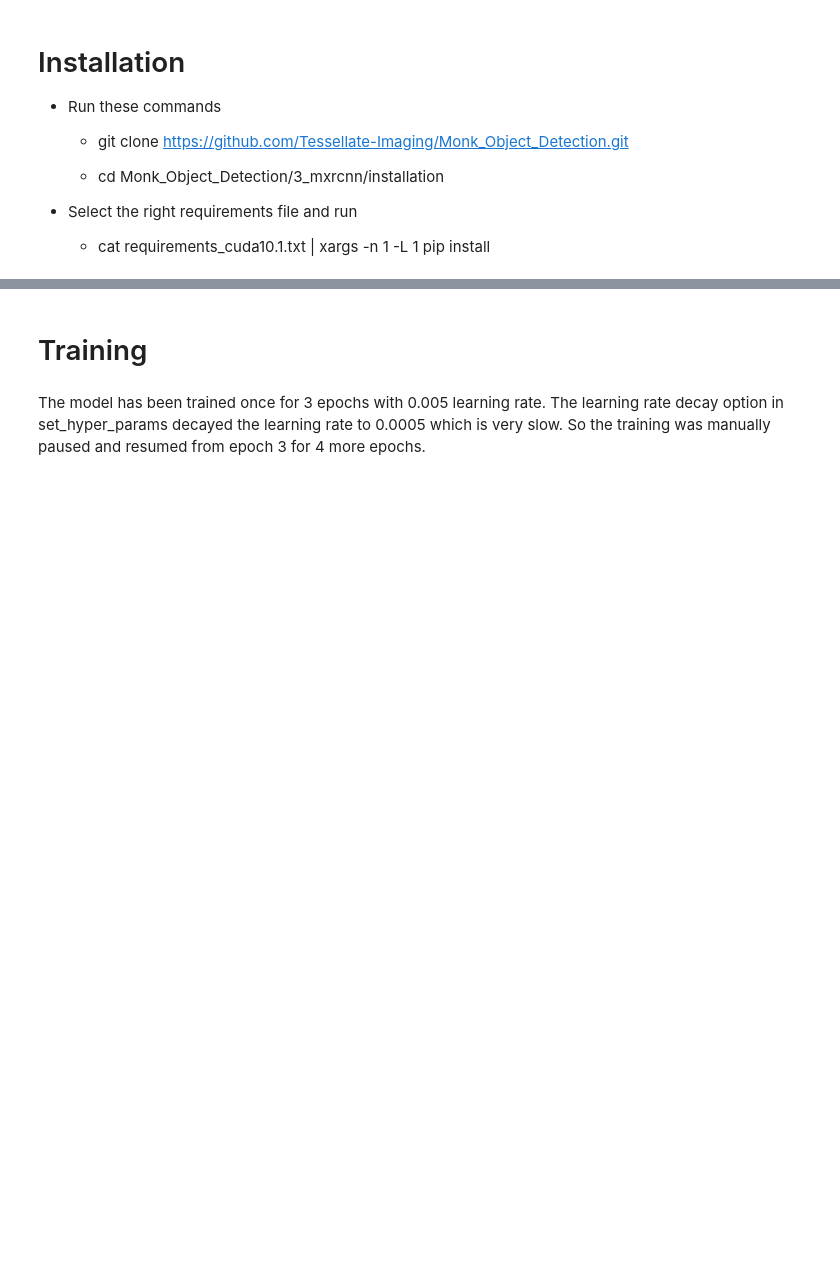
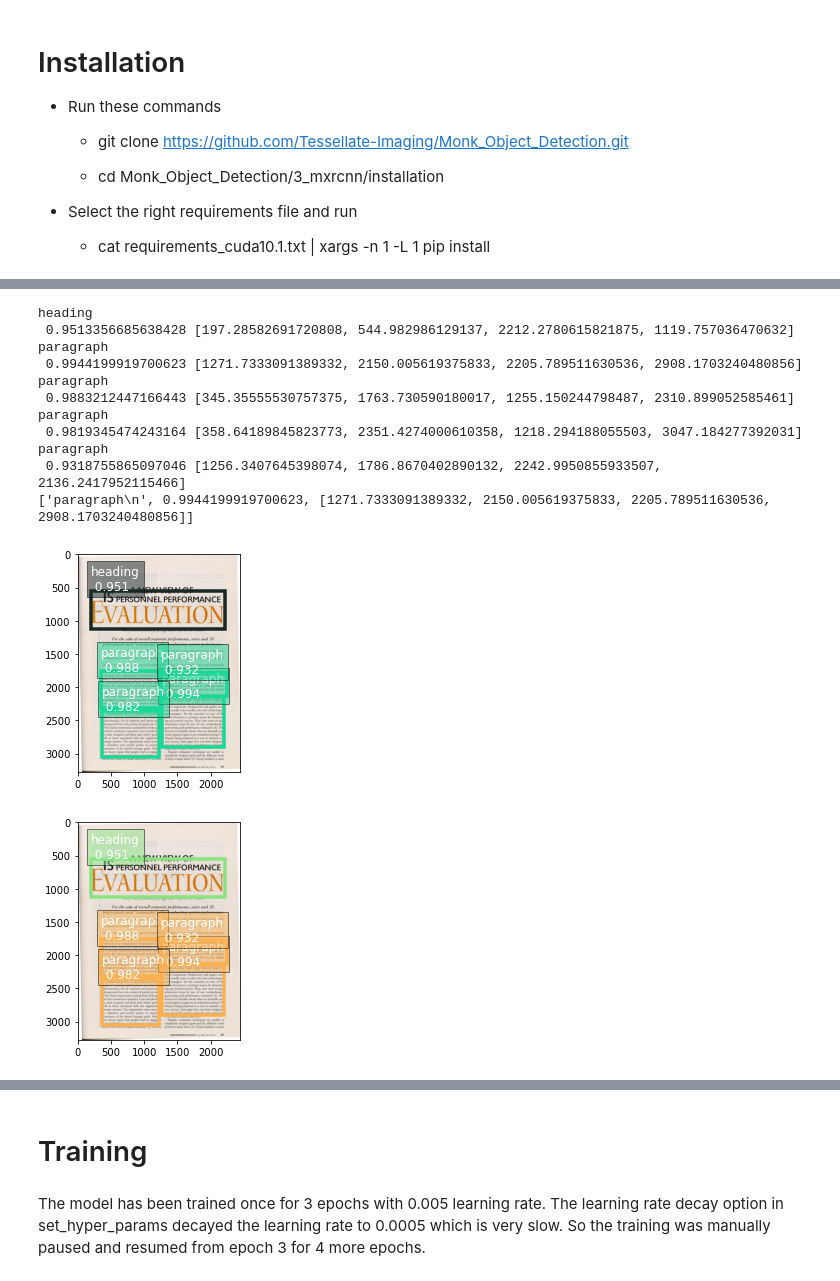
Before and after one commit to swapnil-ahlawat/Document_Layout_Analysis-MonkAI, a Jupyter notebook: FasterRCNN-VGG16_Backend-Document_Analysis.ipynb, the cells around one changed output, grey strips where cells are left out. Cells and saved outputs as stored; diff of their text form; code cells hidden in the pictures; blank space fills up the shorter version.

```diff
--- a/FasterRCNN-VGG16_Backend-Document_Analysis.ipynb
+++ b/FasterRCNN-VGG16_Backend-Document_Analysis.ipynb
@@ -21,0 +64,20 @@
+# %%
+sym = set_network();
+mod = load_model(sym);
+# %%
+set_output_params(vis_thresh=0.9, vis=True)
+Infer("Test_Images/test1.jpg", mod);
+# %% [output]
+heading
+ 0.9513356685638428 [197.28582691720808, 544.982986129137, 2212.2780615821875, 1119.757036470632]
+paragraph
+ 0.9944199919700623 [1271.7333091389332, 2150.005619375833, 2205.789511630536, 2908.1703240480856]
+paragraph
+ 0.9883212447166443 [345.35555530757375, 1763.730590180017, 1255.150244798487, 2310.899052585461]
+paragraph
+ 0.9819345474243164 [358.64189845823773, 2351.4274000610358, 1218.294188055503, 3047.184277392031]
+paragraph
+ 0.9318755865097046 [1256.3407645398074, 1786.8670402890132, 2242.9950855933507, 2136.2417952115466]
+['paragraph\n', 0.9944199919700623, [1271.7333091389332, 2150.005619375833, 2205.789511630536, 2908.1703240480856]]
+[figure, added]
+[figure, added]
```
Also changed, not shown: parts of 57 cells of this notebook, 22 other files.
